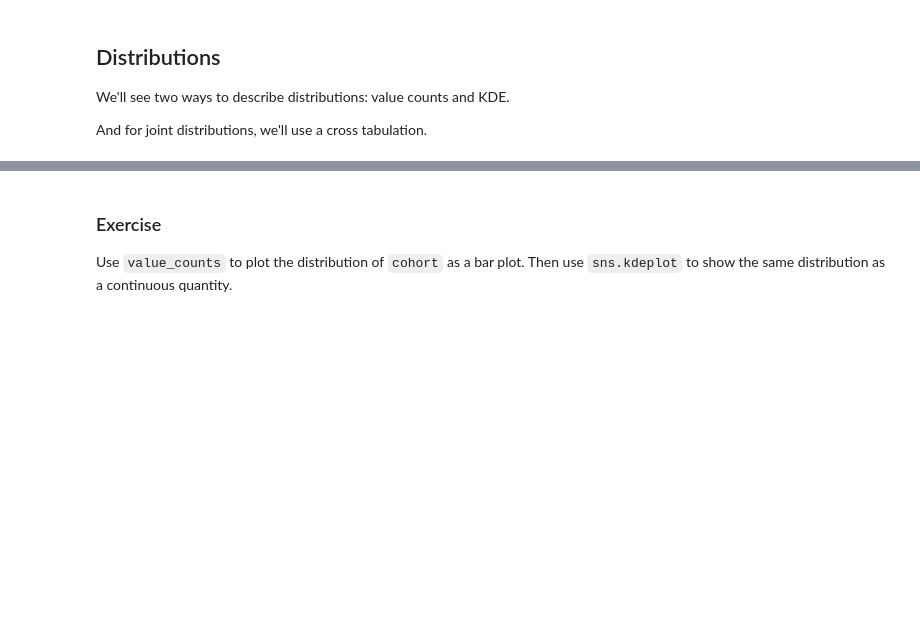
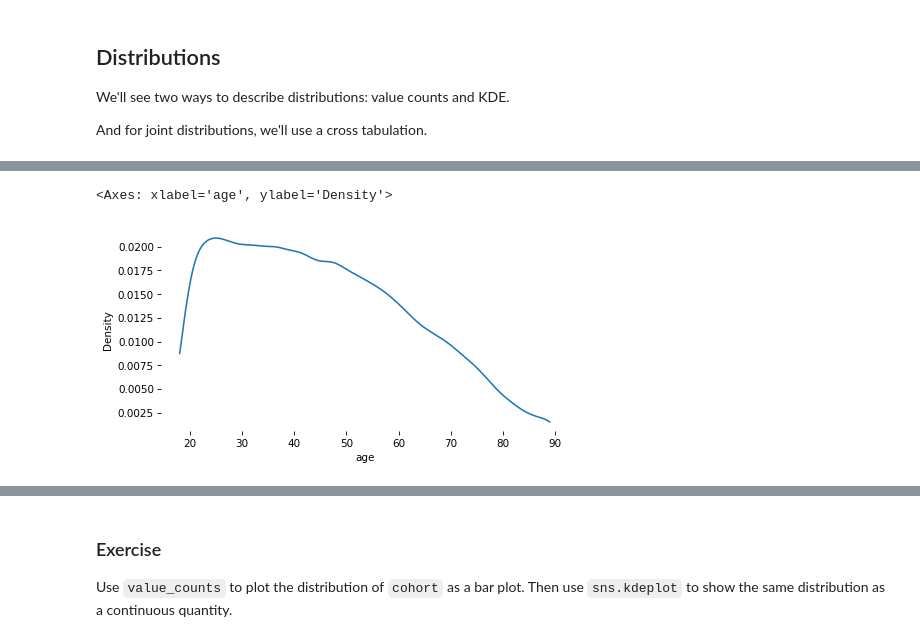
Before and after one commit to JohnAMichel/SurveyDataPandas, a Jupyter notebook: notebooks/01_simpson.ipynb, the cells around one changed output, grey strips where cells are left out. Saved outputs shown, nothing was run; the diff lists cells and outputs as text; code cells hidden in the pictures; blank space fills up the shorter version.

```diff
--- a/notebooks/01_simpson.ipynb
+++ b/notebooks/01_simpson.ipynb
@@ -87,0 +179,5 @@ def value_counts(seq, **options):
+# %%
+sns.kdeplot(gss['age'], cut=0)
+# %% [output]
+<Axes: xlabel='age', ylabel='Density'>
+[figure, added]
```
Also changed, not shown: parts of 16 cells of this notebook.
